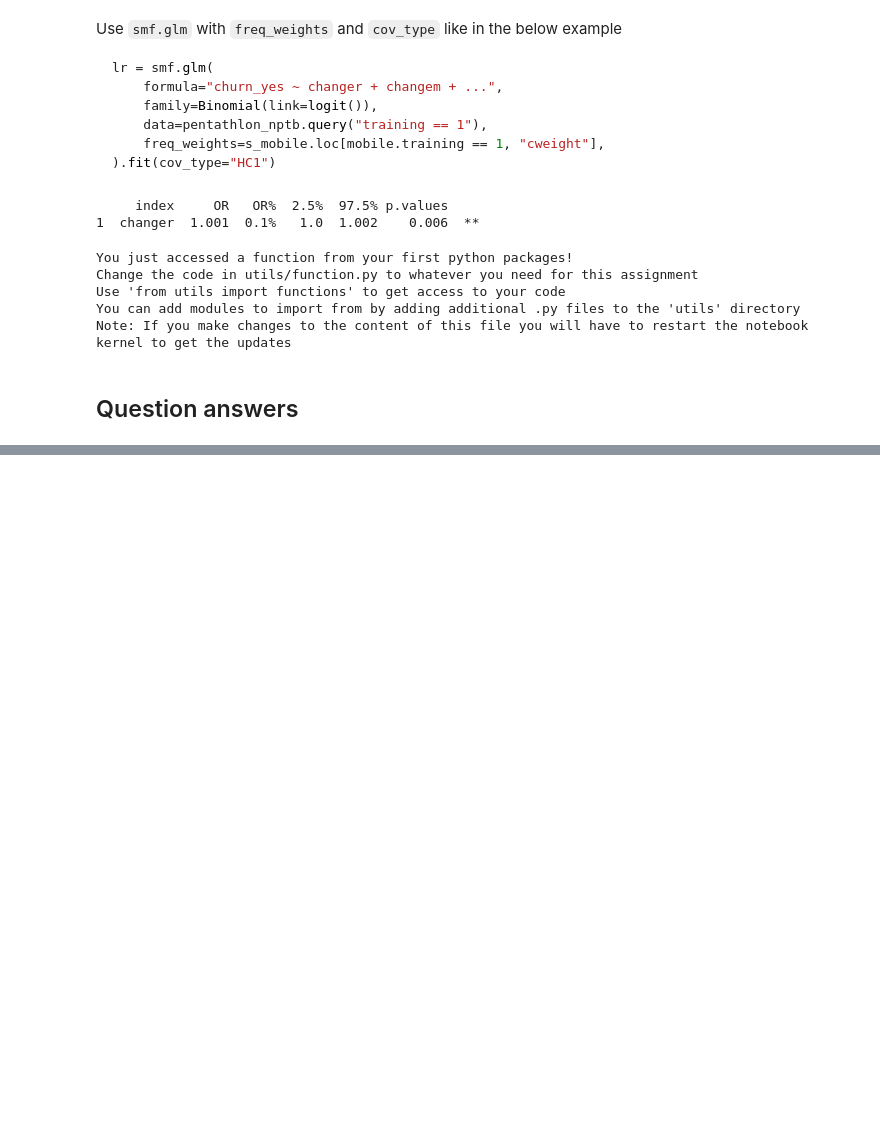
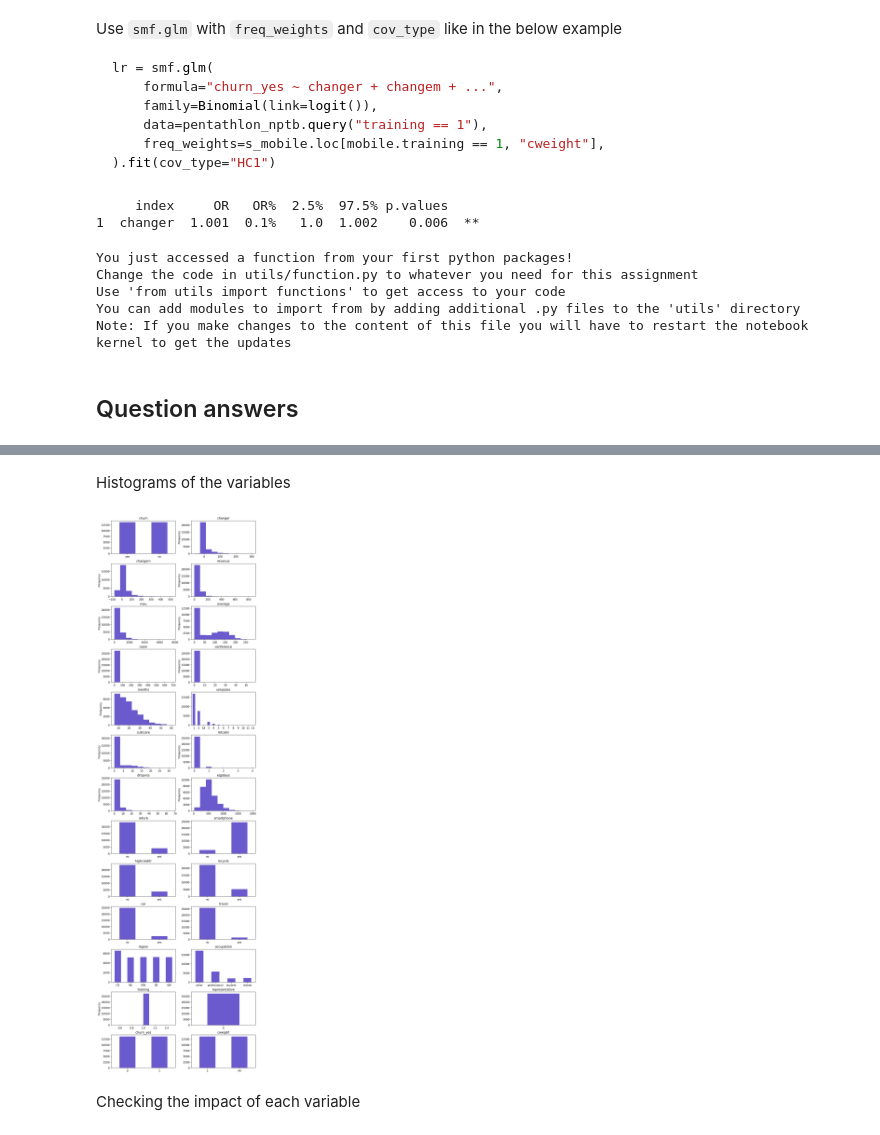
Before and after one commit to deeptarka96/Churn-Prediction-Analysis, a Jupyter notebook: s-mobile.ipynb, the cells around one changed output, grey strips where cells are left out. Saved outputs shown, nothing was run; the diff lists cells and outputs as text; code cells hidden in the pictures; blank space fills up the shorter version.

```diff
--- a/s-mobile.ipynb
+++ b/s-mobile.ipynb
@@ -102,0 +155,13 @@ Note: If you make changes to the content of this file you will have to restart t
+# %%
+s_mobile["churn_yes"] = (s_mobile["churn"] == "yes").astype(int)
+# %%
+class_weight_dict = {0: 49, 1: 1}
+s_mobile["cweight"] = rsm.ifelse(s_mobile.churn == "yes", class_weight_dict[1], class_weight_dict[0])
+# %% [markdown]
+Histograms of the variables
+# %%
+rsm.distr_plot(s_mobile.query('training == 1').drop(columns='customer'))
+# %% [output]
+[figure, added]
+# %% [markdown]
+Checking the impact of each variable
```
Also changed, not shown: parts of 105 cells of this notebook, 1 other file.
